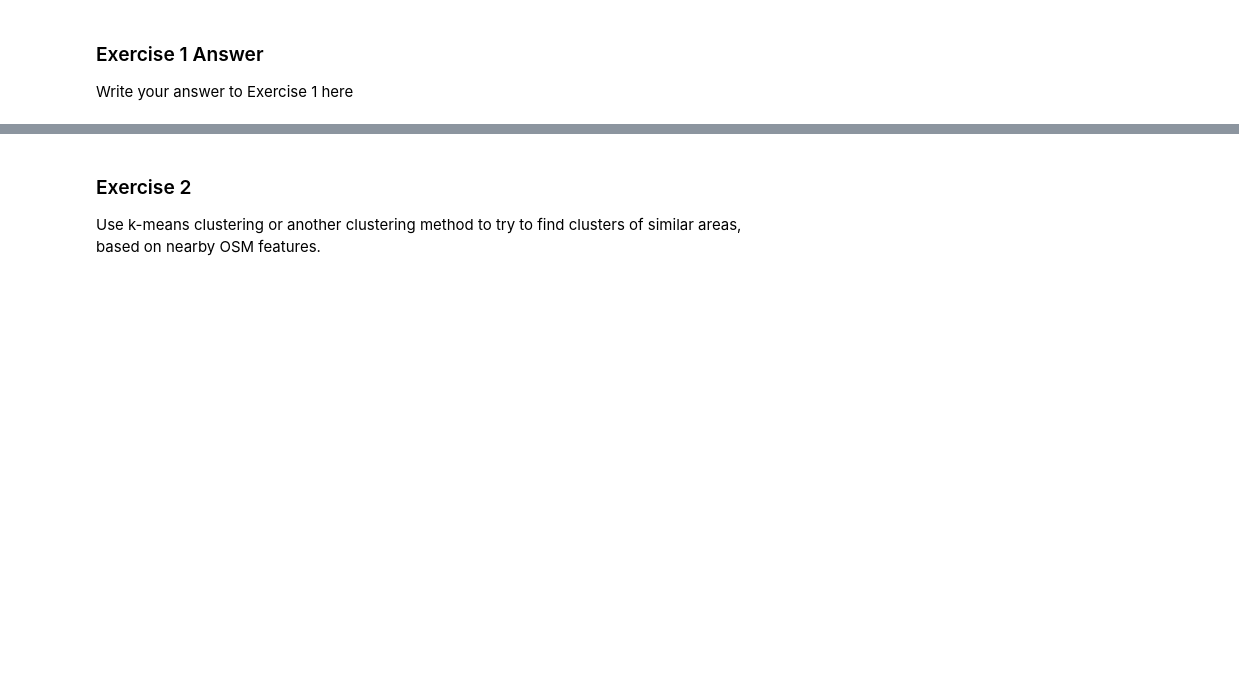
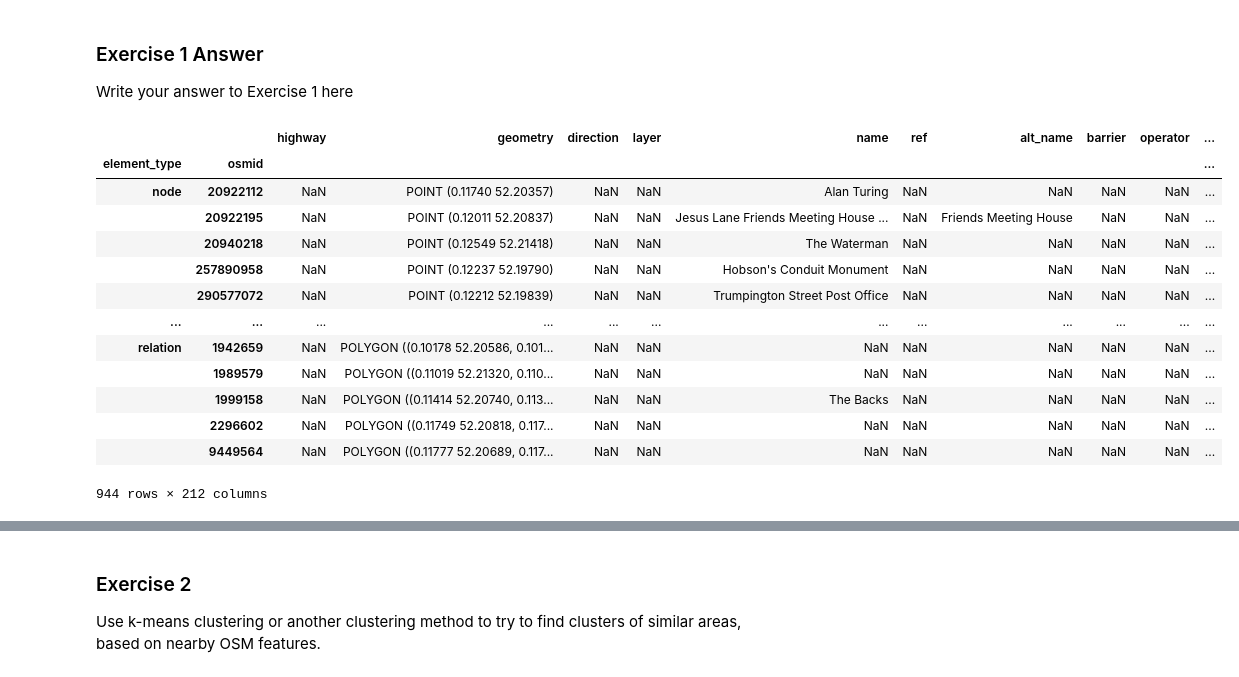
Before and after one commit to Salt2Salt/ab2886_ads_2024, a Jupyter notebook: notebooks/02-access-assess-geospatial.ipynb, the cells around one changed output, grey strips where cells are left out. Saved outputs shown, nothing was run; the diff lists cells and outputs as text; code cells hidden in the pictures; blank space fills up the shorter version.

```diff
--- a/notebooks/02-access-assess-geospatial.ipynb
+++ b/notebooks/02-access-assess-geospatial.ipynb
@@ -496,5 +540,24 @@ combine them into one dataframe.
 ### Exercise 1 Answer
 
 Write your answer to Exercise 1 here
+# %%
+gdf = ox.geometries_from_bbox(north, south, east, west, tags)
+# %%
+gdf
+# %% [output]
+|  |  | highway | geometry | direction | layer | name | ref | alt_name | barrier | operator | ... |
+| element_type | osmid |  |  |  |  |  |  |  |  |  | ... |
+| node | 20922112 | NaN | POINT (0.11740 52.20357) | NaN | NaN | Alan Turing | NaN | NaN | NaN | NaN | ... |
+|  | 20922195 | NaN | POINT (0.12011 52.20837) | NaN | NaN | Jesus Lane Friends Meeting House ... | NaN | Friends Meeting House | NaN | NaN | ... |
+|  | 20940218 | NaN | POINT (0.12549 52.21418) | NaN | NaN | The Waterman | NaN | NaN | NaN | NaN | ... |
+|  | 257890958 | NaN | POINT (0.12237 52.19790) | NaN | NaN | Hobson's Conduit Monument | NaN | NaN | NaN | NaN | ... |
+|  | 290577072 | NaN | POINT (0.12212 52.19839) | NaN | NaN | Trumpington Street Post Office | NaN | NaN | NaN | NaN | ... |
+| ... | ... | ... | ... | ... | ... | ... | ... | ... | ... | ... | ... |
+| relation | 1942659 | NaN | POLYGON ((0.10178 52.20586, 0.101... | NaN | NaN | NaN | NaN | NaN | NaN | NaN | ... |
+|  | 1989579 | NaN | POLYGON ((0.11019 52.21320, 0.110... | NaN | NaN | NaN | NaN | NaN | NaN | NaN | ... |
+|  | 1999158 | NaN | POLYGON ((0.11414 52.20740, 0.113... | NaN | NaN | The Backs | NaN | NaN | NaN | NaN | ... |
+|  | 2296602 | NaN | POLYGON ((0.11749 52.20818, 0.117... | NaN | NaN | NaN | NaN | NaN | NaN | NaN | ... |
+|  | 9449564 | NaN | POLYGON ((0.11777 52.20689, 0.117... | NaN | NaN | NaN | NaN | NaN | NaN | NaN | ... |
+944 rows × 212 columns
 # %%
 # Use this box for any code you need
```
Also changed, not shown: parts of 23 cells of this notebook, 2 other files.
